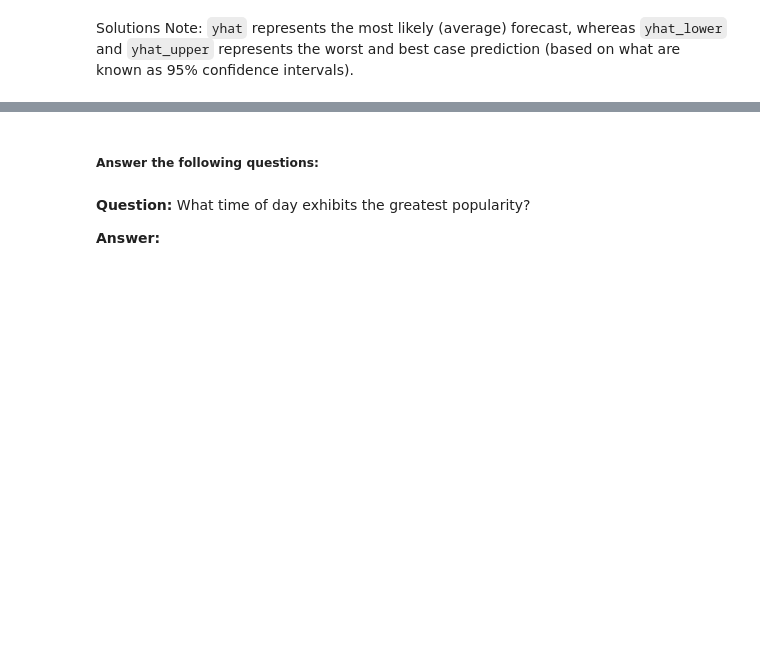
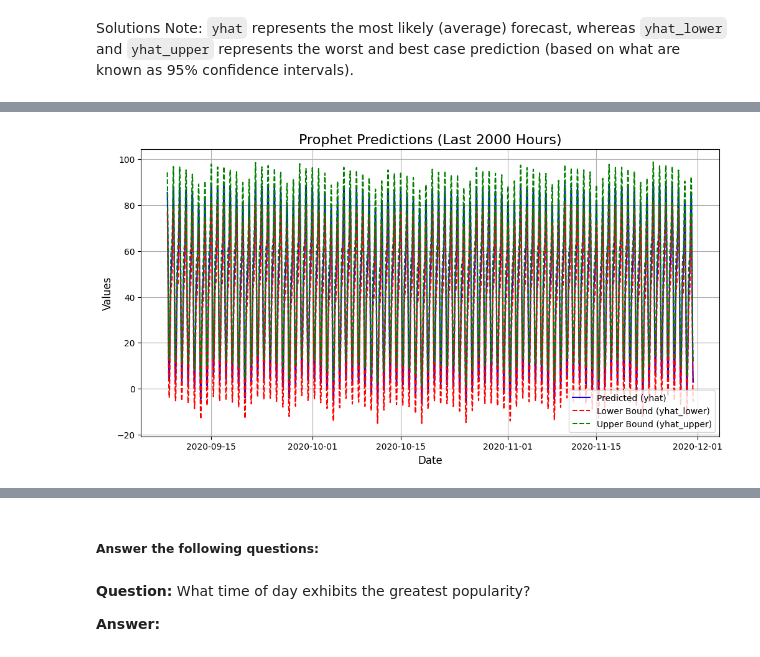
Before and after one commit to chadlbradford/prophet-challenge, a Jupyter notebook: forecasting_net_prophet.ipynb, the cells around one changed output, grey strips where cells are left out. Cells and saved outputs as stored; diff of their text form; code cells hidden in the pictures; blank space fills up the shorter version.

```diff
--- a/forecasting_net_prophet.ipynb
+++ b/forecasting_net_prophet.ipynb
@@ -659,3 +669,24 @@ Solutions Note: `yhat` represents the most likely (average) forecast, whereas `y
+# %%
+# From the forecast_mercado_trends DataFrame, plot the data to visualize
+#  the yhat, yhat_lower, and yhat_upper columns over the last 2000 hours
+# Not sure why the index was reset to ds in previous step.  Resetting index so that ds can be used in plot
+forecast = forecast.reset_index()
+
+forecast_last_2000 = forecast.tail(2000)
+plt.figure(figsize=(12, 6))
+plt.plot(forecast_last_2000['ds'], forecast_last_2000['yhat'], label='Predicted (yhat)', color='blue')
+plt.plot(forecast_last_2000['ds'], forecast_last_2000['yhat_lower'], label='Lower Bound (yhat_lower)', color='red', linestyle='dashed')
+plt.plot(forecast_last_2000['ds'], forecast_last_2000['yhat_upper'], label='Upper Bound (yhat_upper)', color='green', linestyle='dashed')
+
+# Customize the plot
+plt.title('Prophet Predictions (Last 2000 Hours)', fontsize=16)
+plt.xlabel('Date', fontsize=12)
+plt.ylabel('Values', fontsize=12)
+plt.legend()
+plt.grid(True)
+plt.show()
+# %% [output]
+[figure, added]
 # %%
 # Reset the index in the forecast_mercado_trends DataFrame
 
```
Also changed, not shown: parts of 17 cells of this notebook.
